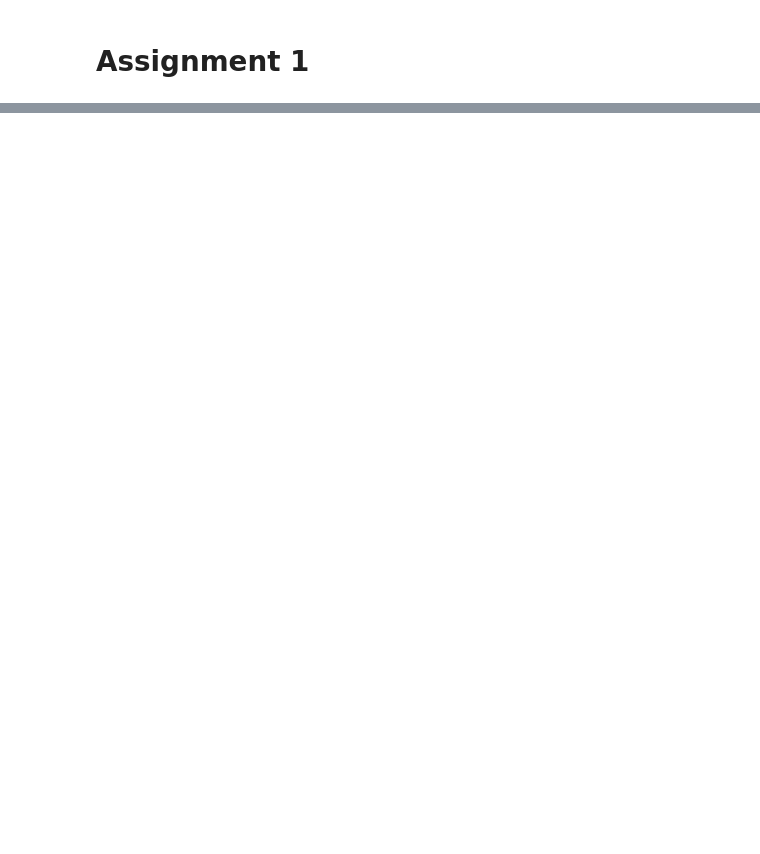
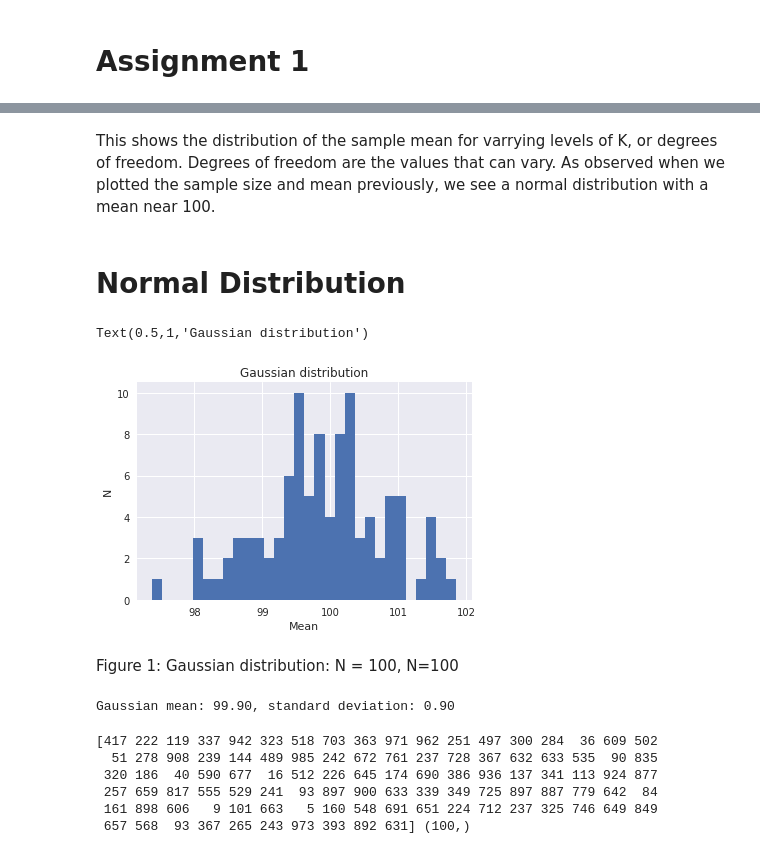
Before and after one commit to sarahJune1/PUI2018_sjs909, a Jupyter notebook: HW4_sjs909/Lab3_sjs909.ipynb, the cells around one changed output, grey strips where cells are left out. Cells and saved outputs as stored; diff of their text form; code cells hidden in the pictures; blank space fills up the shorter version.

```diff
--- a/HW4_sjs909/Lab3_sjs909.ipynb
+++ b/HW4_sjs909/Lab3_sjs909.ipynb
@@ -97,0 +101,4 @@ plt.hist(np.random.binomial(n=200,p=.5,size=100))
+# %% [markdown]
+This shows the distribution of the sample mean for varrying levels of K, or degrees of freedom. Degrees of freedom are the values that can vary. As observed when we plotted the sample size and mean previously, we see a normal distribution with a mean near 100.
+# %% [markdown]
+# Normal Distribution
@@ -97,0 +107,37 @@ plt.hist(np.random.binomial(n=200,p=.5,size=100))
+# %%
+mymean = 100
+# %%
+# the normal distribution takes the number of degrees of freedom equal to the mean
+mu = mymean
+# %%
+random.seed(42)
+md = {}
+# md is an empty disctionary
+md['gaus'] = np.random.normal(mu, size=100)
+# md now is a dictionary with one object: an array by the key 'chisq'
+pl.hist(md['gaus'], bins = 30)
+pl.ylabel('N')
+pl.xlabel('Mean')
+pl.title('Gaussian distribution')
+# %% [output]
+Text(0.5,1,'Gaussian distribution')
+[figure, added]
+# %% [markdown]
+Figure 1: Gaussian distribution: N = 100, N=100
+# %%
+print ("Gaussian mean: %.2f, standard deviation: %.2f"%(md['gaus'].mean(), md['gaus'].std()))
+# %% [output]
+Gaussian mean: 99.90, standard deviation: 0.90
+# %%
+#100 Gaussian distributions
+#mysize = (2000 / (np.array(range(1, 100)))).astype(int)
+#mysize = 1000 / (np.array(range(1, 100) + [10]))
+mysize = (np.random.rand(100) * 1000).astype(int)
+print (mysize, mysize.shape)
+# %% [output]
+[417 222 119 337 942 323 518 703 363 971 962 251 497 300 284  36 609 502
+  51 278 908 239 144 489 985 242 672 761 237 728 367 632 633 535  90 835
+ 320 186  40 590 677  16 512 226 645 174 690 386 936 137 341 113 924 877
+ 257 659 817 555 529 241  93 897 900 633 339 349 725 897 887 779 642  84
+ 161 898 606   9 101 663   5 160 548 691 651 224 712 237 325 746 649 849
+ 657 568  93 367 265 243 973 393 892 631] (100,)
```
Also changed, not shown: parts of 68 cells of this notebook, 1 other file.
